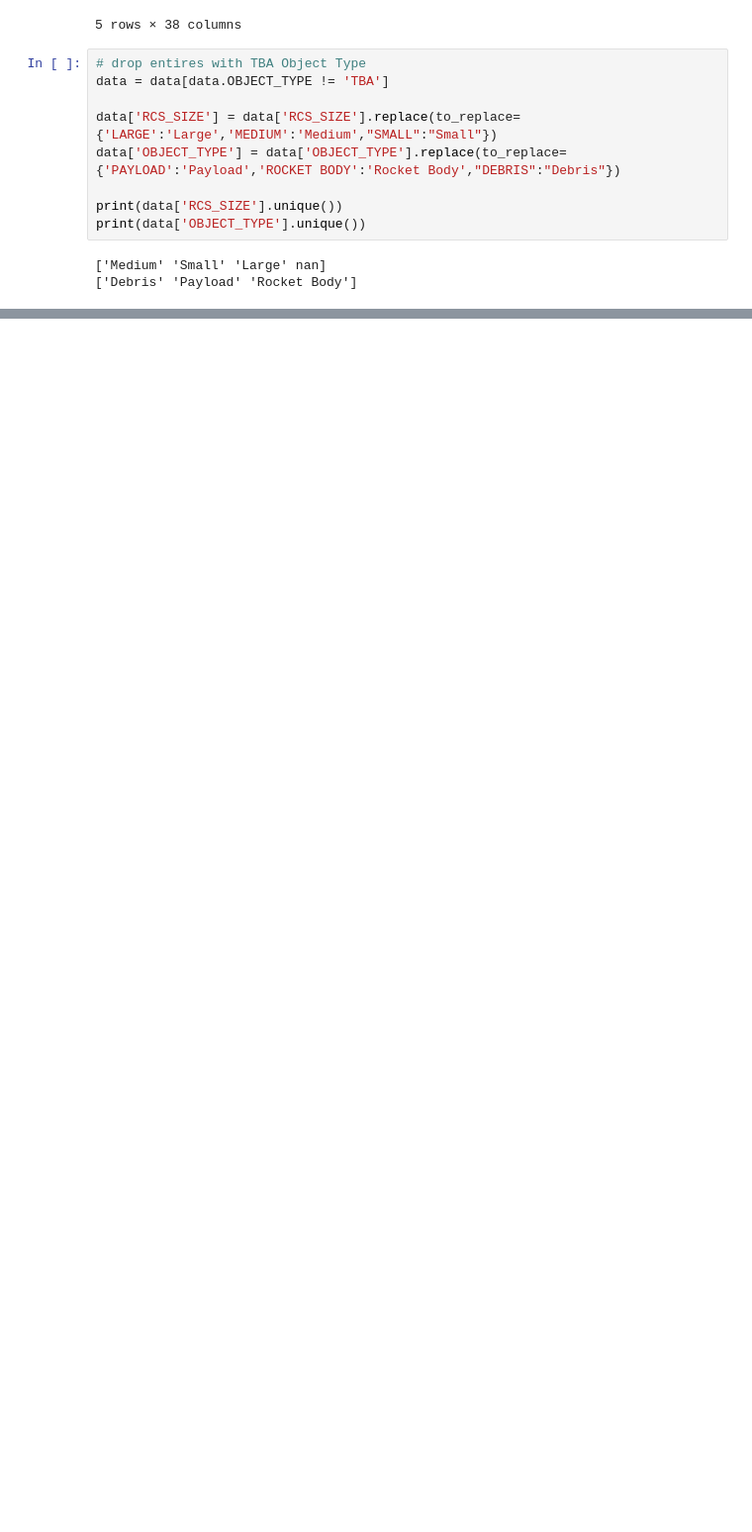
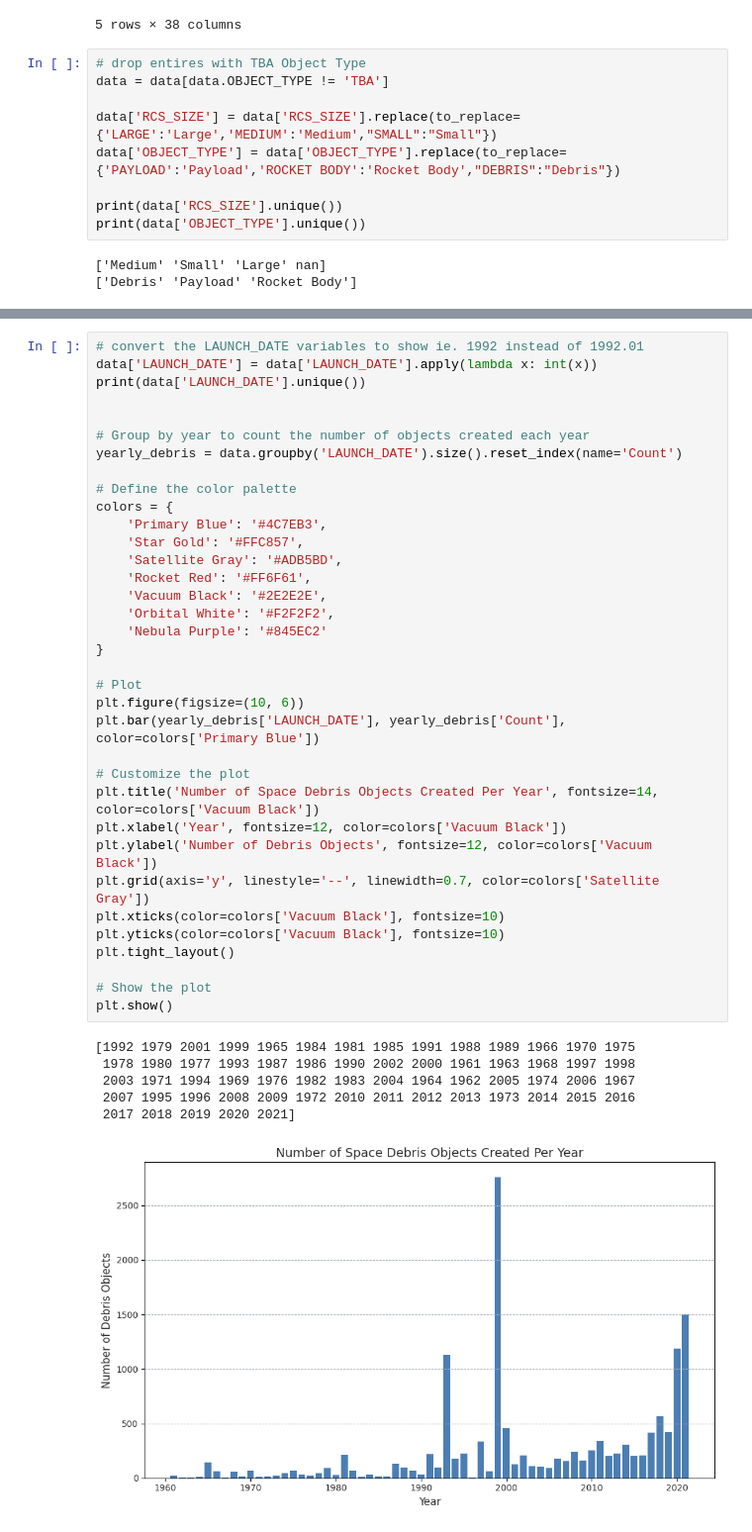
Before and after one commit to markusiewiczj/EDA-Space-Debris, a Jupyter notebook: EDA Space Debris.ipynb, the cells around one changed output, grey strips where cells are left out. Shown at 99% size. Saved outputs shown, nothing was run; the diff lists cells and outputs as text; blank space fills up the shorter version.

Commit message:
adding first plots

```diff
--- a/EDA Space Debris.ipynb
+++ b/EDA Space Debris.ipynb
@@ -37,0 +40,42 @@ print(data['OBJECT_TYPE'].unique())
+# %%
+# convert the LAUNCH_DATE variables to show ie. 1992 instead of 1992.01
+data['LAUNCH_DATE'] = data['LAUNCH_DATE'].apply(lambda x: int(x))
+print(data['LAUNCH_DATE'].unique())
+
+
+# Group by year to count the number of objects created each year
+yearly_debris = data.groupby('LAUNCH_DATE').size().reset_index(name='Count')
+
+# Define the color palette
+colors = {
+    'Primary Blue': '#4C7EB3',
+    'Star Gold': '#FFC857',
+    'Satellite Gray': '#ADB5BD',
+    'Rocket Red': '#FF6F61',
+    'Vacuum Black': '#2E2E2E',
+    'Orbital White': '#F2F2F2',
+    'Nebula Purple': '#845EC2'
+}
+
+# Plot
+plt.figure(figsize=(10, 6))
+plt.bar(yearly_debris['LAUNCH_DATE'], yearly_debris['Count'], color=colors['Primary Blue'])
+
+# Customize the plot
+plt.title('Number of Space Debris Objects Created Per Year', fontsize=14, color=colors['Vacuum Black'])
+plt.xlabel('Year', fontsize=12, color=colors['Vacuum Black'])
+plt.ylabel('Number of Debris Objects', fontsize=12, color=colors['Vacuum Black'])
+plt.grid(axis='y', linestyle='--', linewidth=0.7, color=colors['Satellite Gray'])
+plt.xticks(color=colors['Vacuum Black'], fontsize=10)
+plt.yticks(color=colors['Vacuum Black'], fontsize=10)
+plt.tight_layout()
+
+# Show the plot
+plt.show()
+# %% [output]
+[1992 1979 2001 1999 1965 1984 1981 1985 1991 1988 1989 1966 1970 1975
+ 1978 1980 1977 1993 1987 1986 1990 2002 2000 1961 1963 1968 1997 1998
+ 2003 1971 1994 1969 1976 1982 1983 2004 1964 1962 2005 1974 2006 1967
+ 2007 1995 1996 2008 2009 1972 2010 2011 2012 2013 1973 2014 2015 2016
+ 2017 2018 2019 2020 2021]
+[figure, added]
```
Also changed, not shown: parts of 8 cells of this notebook.
